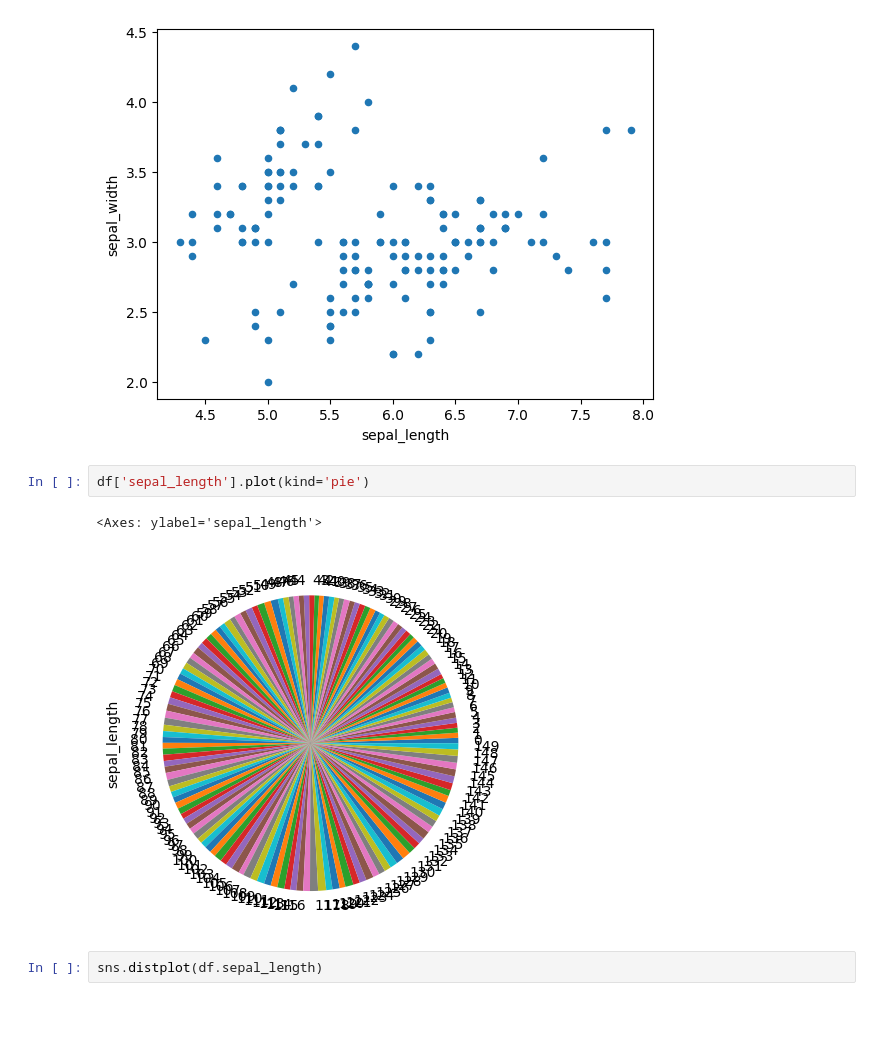
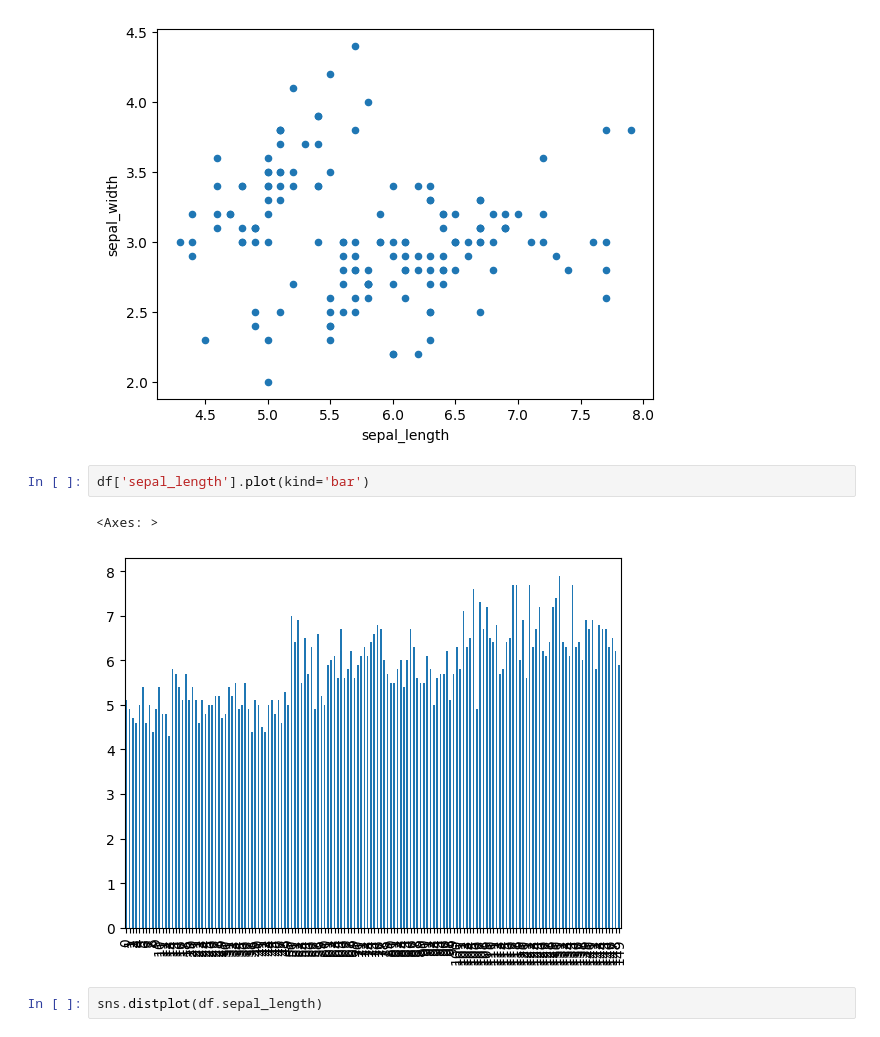
Before and after one commit to daemon-vxcky/MACHINE-LEARNING-COURSE-WORK, a Jupyter notebook: ML_Note_Book1.ipynb, the cells around one changed output. Saved outputs shown, nothing was run; the diff lists cells and outputs as text.

```diff
--- a/ML_Note_Book1.ipynb
+++ b/ML_Note_Book1.ipynb
@@ -275,10 +275,10 @@ df.plot(kind = 'scatter', x = 'sepal_length', y = 'sepal_width')
 <Axes: xlabel='sepal_length', ylabel='sepal_width'>
 [figure]
 # %%
-df['sepal_length'].plot(kind='pie')
+df['sepal_length'].plot(kind='bar')
 # %% [output]
-<Axes: ylabel='sepal_length'>
+<Axes: >
-[figure, old version]
+[figure, new version]
 # %%
 sns.distplot(df.sepal_length)
 # %% [output]
```
